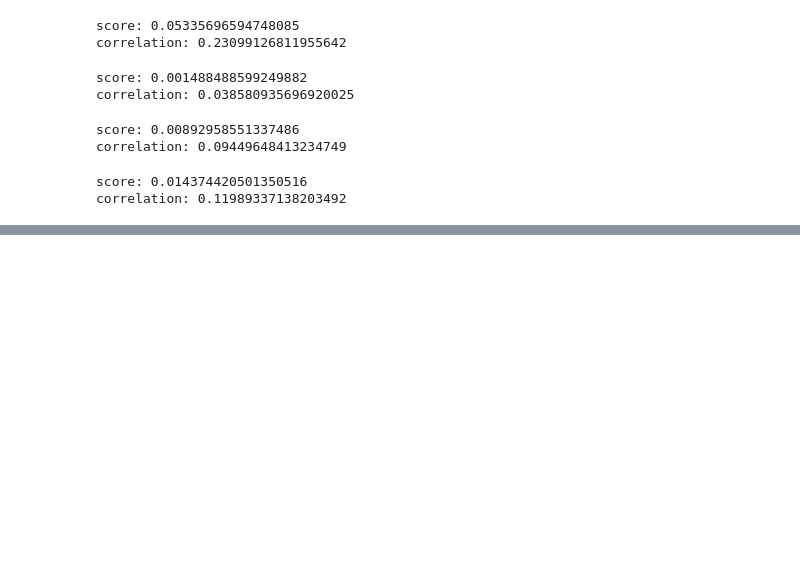
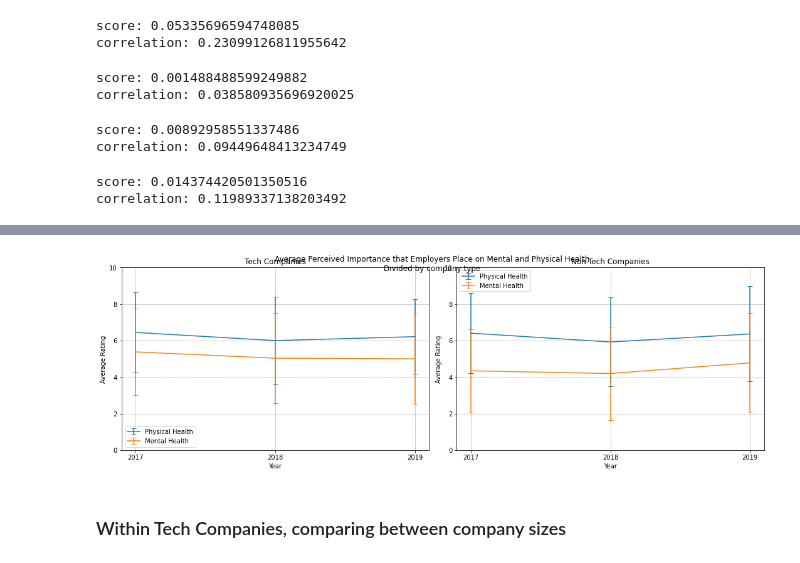
Before and after one commit to mich-matocha/data-therapy, a Jupyter notebook: Final.ipynb, the cells around one changed output, grey strips where cells are left out. Drawn from its saved outputs; the diff is of its cells as text; code cells hidden in the pictures; blank space fills up the shorter version.

```diff
--- a/Final.ipynb
+++ b/Final.ipynb
@@ -928,0 +986,54 @@ correlation: 0.11989337138203492
+# %%
+q6X_X = ['2017', '2018', '2019']
+
+fig, (left, right) = plt.subplots(1, 2, figsize=(15,5))
+
+left.errorbar(
+    q6X_X,
+    [df_2017_t['64'].mean(), df_2018_t['64'].mean(), df_2019_t['64'].mean()],
+    [df_2017_t['64'].std(), df_2018_t['64'].std(), df_2019_t['64'].std()],
+    capsize=4,
+    label='Physical Health'
+)
+left.errorbar(
+    q6X_X,
+    [df_2017_t['65'].mean(), df_2018_t['65'].mean(), df_2019_t['65'].mean()],
+    [df_2017_t['65'].std(), df_2018_t['65'].std(), df_2019_t['65'].std()],
+    capsize=4,
+    label='Mental Health'
+)
+left.set_xlabel('Year')
+left.set_ylabel('Average Rating')
+left.set_ylim(0, 10)
+left.grid(which='major', linestyle=':', linewidth='0.5', color='black')
+left.legend(loc='lower left')
+left.set_title('Tech Companies')
+
+right.errorbar(
+    q6X_X,
+    [df_2017_n['64'].mean(), df_2018_n['64'].mean(), df_2019_n['64'].mean()],
+    [df_2017_n['64'].std(), df_2018_n['64'].std(), df_2019_n['64'].std()],
+    capsize=4,
+    label='Physical Health'
+)
+right.errorbar(
+    q6X_X,
+    [df_2017_n['65'].mean(), df_2018_n['65'].mean(), df_2019_n['65'].mean()],
+    [df_2017_n['65'].std(), df_2018_n['65'].std(), df_2019_n['65'].std()],
+    capsize=4,
+    label='Mental Health'
+)
+right.set_xlabel('Year')
+right.set_ylabel('Average Rating')
+right.set_ylim(0, 10)
+right.grid(which='major', linestyle=':', linewidth='0.5', color='black')
+right.legend()
+right.set_title('Non-Tech Companies')
+
+plt.suptitle('Average Perceived Importance that Employers Place on Mental and Physical Health\nDivided by company type')
+plt.tight_layout()
+plt.show()
+# %% [output]
+[figure, added]
+# %% [markdown]
+### Within Tech Companies, comparing between company sizes
```
Also changed, not shown: parts of 35 cells of this notebook.
